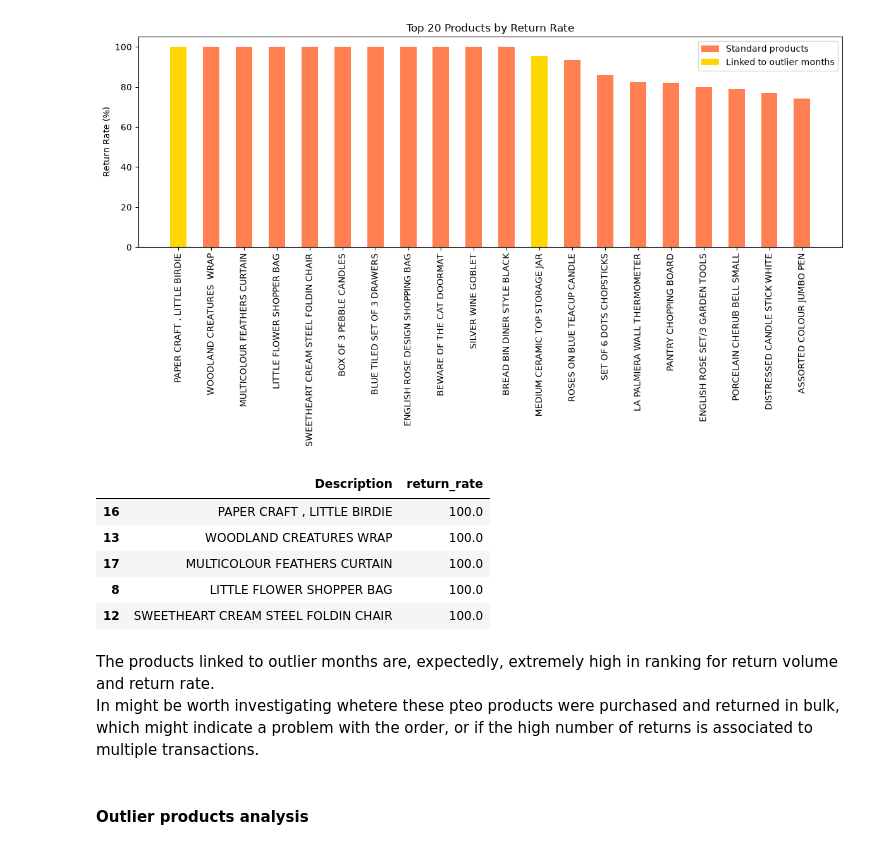
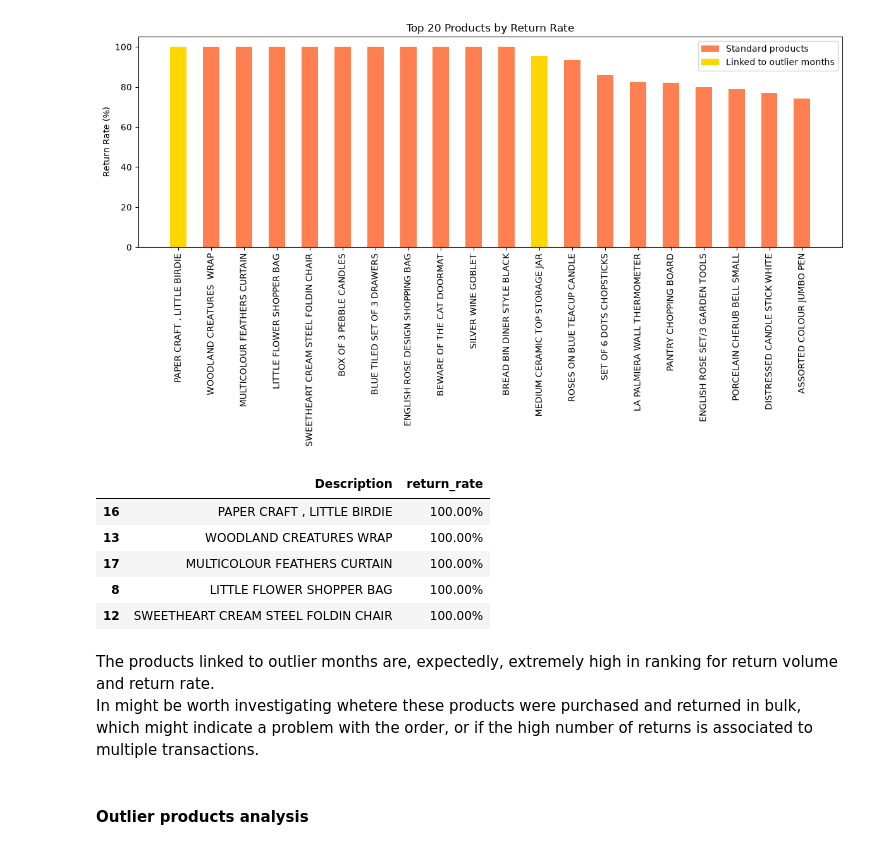
Before and after one commit to Sara-Munafo/retail-sales-analysis, a Jupyter notebook: notebooks/02_business_analysis.ipynb, the cells around one changed output. Saved outputs shown, nothing was run; the diff lists cells and outputs as text; code cells hidden in the pictures.

```diff
--- a/notebooks/02_business_analysis.ipynb
+++ b/notebooks/02_business_analysis.ipynb
@@ -1252,17 +1247,18 @@ plt.show()
 # %% [output]
 [figure]
 # %%
-df_plot[["Description","return_rate"]].head()
+df_plot[["Description","return_rate"]].head().style.format({
+    "return_rate": "{:.2f}%"})
 # %% [output]
 |  | Description | return_rate |
-| 16 | PAPER CRAFT , LITTLE BIRDIE | 100.0 |
-| 13 | WOODLAND CREATURES WRAP | 100.0 |
-| 17 | MULTICOLOUR FEATHERS CURTAIN | 100.0 |
-| 8 | LITTLE FLOWER SHOPPER BAG | 100.0 |
-| 12 | SWEETHEART CREAM STEEL FOLDIN CHAIR | 100.0 |
+| 16 | PAPER CRAFT , LITTLE BIRDIE | 100.00% |
+| 13 | WOODLAND CREATURES WRAP | 100.00% |
+| 17 | MULTICOLOUR FEATHERS CURTAIN | 100.00% |
+| 8 | LITTLE FLOWER SHOPPER BAG | 100.00% |
+| 12 | SWEETHEART CREAM STEEL FOLDIN CHAIR | 100.00% |
 # %% [markdown]
 The products linked to outlier months are, expectedly, extremely high in ranking for return volume and return rate.
-In might be worth investigating whetere these pteo products were purchased and returned in bulk, which might indicate a problem with the order, or if the high number of returns is associated to multiple transactions.
+In might be worth investigating whetere these products were purchased and returned in bulk, which might indicate a problem with the order, or if the high number of returns is associated to multiple transactions.
 # %% [markdown]
 #### **Outlier products analysis**
 # %%
```
Also changed, not shown: parts of 38 cells of this notebook, 2 other files.
